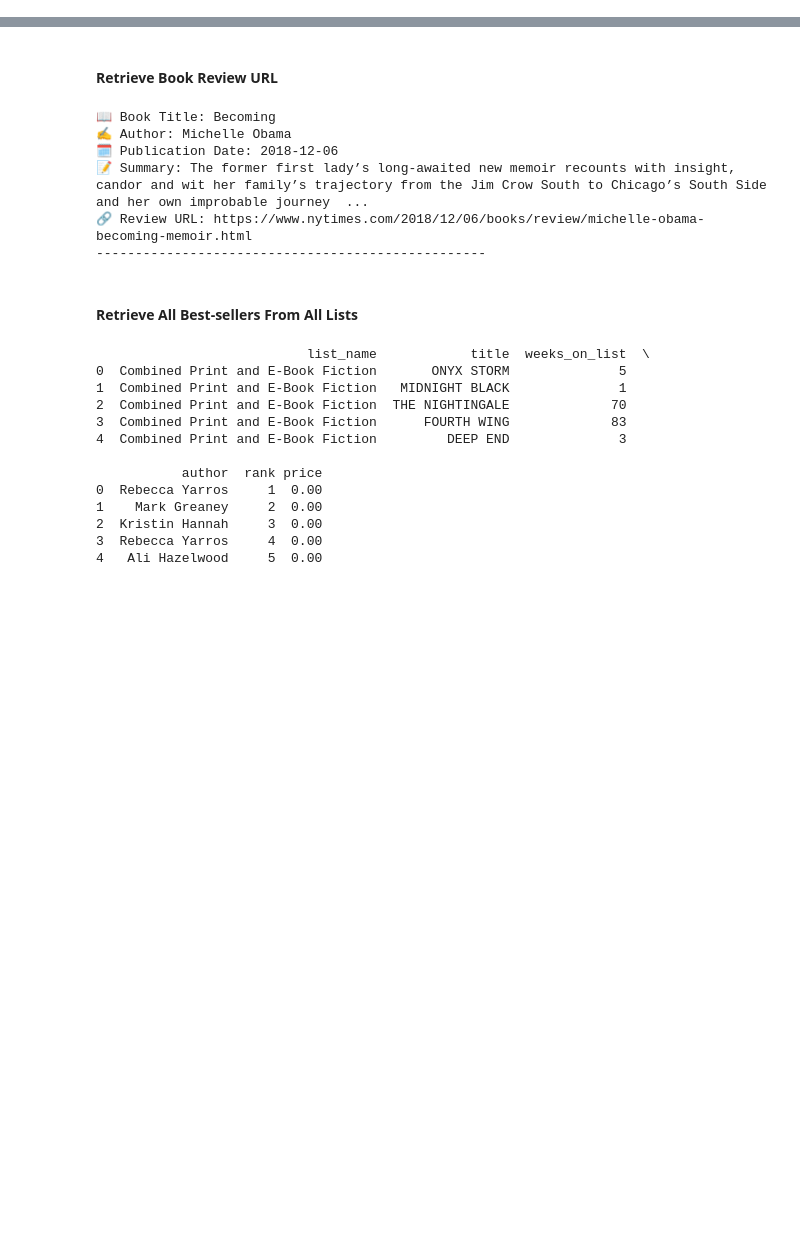
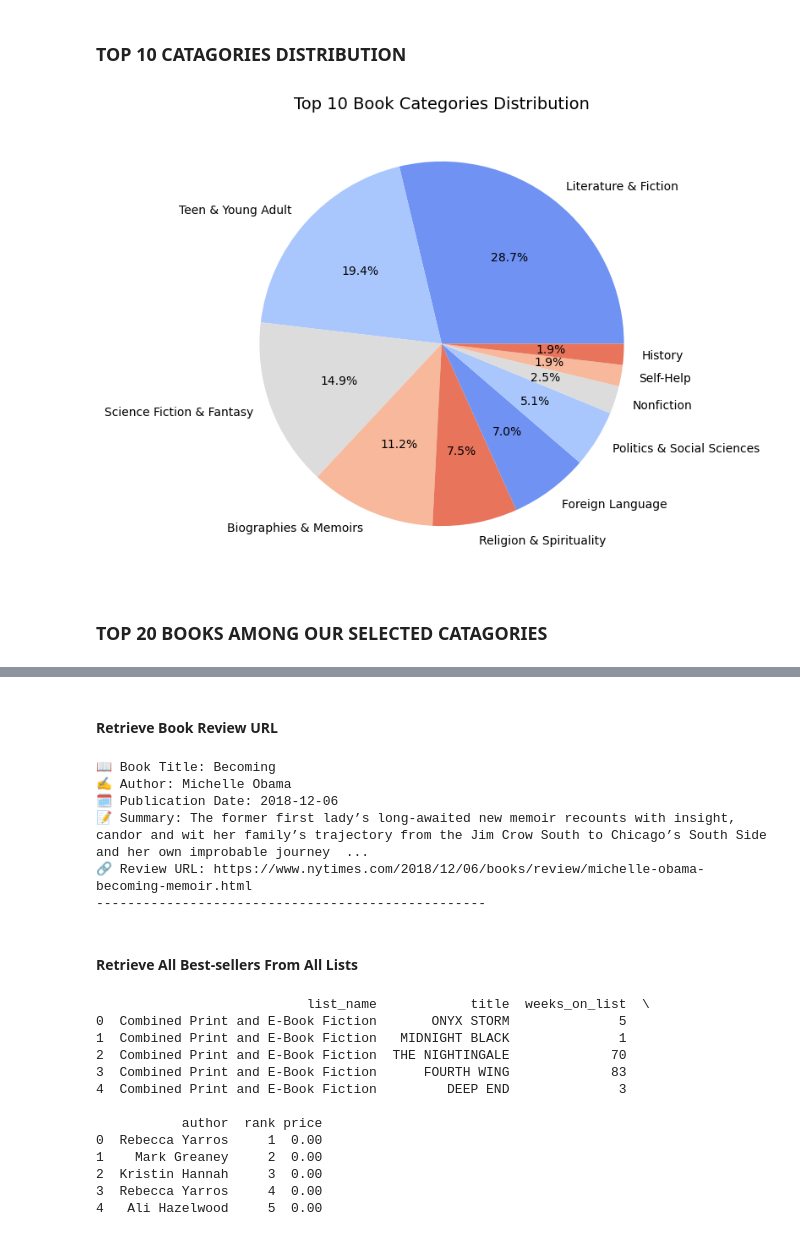
Before and after one commit to Lucielululu/Project-1, a Jupyter notebook: Main.ipynb, the cells around one changed output, grey strips where cells are left out. Saved outputs shown, nothing was run; the diff lists cells and outputs as text; code cells hidden in the pictures; blank space fills up the shorter version.

```diff
--- a/Main.ipynb
+++ b/Main.ipynb
@@ -3,0 +95,4 @@
+# %%
+# 1. Top 10 Book Categories by Count
+top_categories = df["category_name"].value_counts().head(10)
+print("Top 10 Book Categories by Count:\n", top_categories)
@@ -3,0 +113,14 @@
+# %% [markdown]
+### TOP 10 CATAGORIES DISTRIBUTION
+# %%
+# Pie chart for top categories
+plt.figure(figsize=(7, 7))
+plt.pie(top_categories, labels=top_categories.index, autopct='%1.1f%%', colors=sns.color_palette("coolwarm", 5))
+plt.title("Top 10 Book Categories Distribution", fontsize=14)
+
+# Show the plot
+plt.show()
+# %% [output]
+[figure, added]
+# %% [markdown]
+### TOP 20 BOOKS AMONG OUR SELECTED CATAGORIES
```
Also changed, not shown: parts of 32 cells of this notebook, 2 other files.
